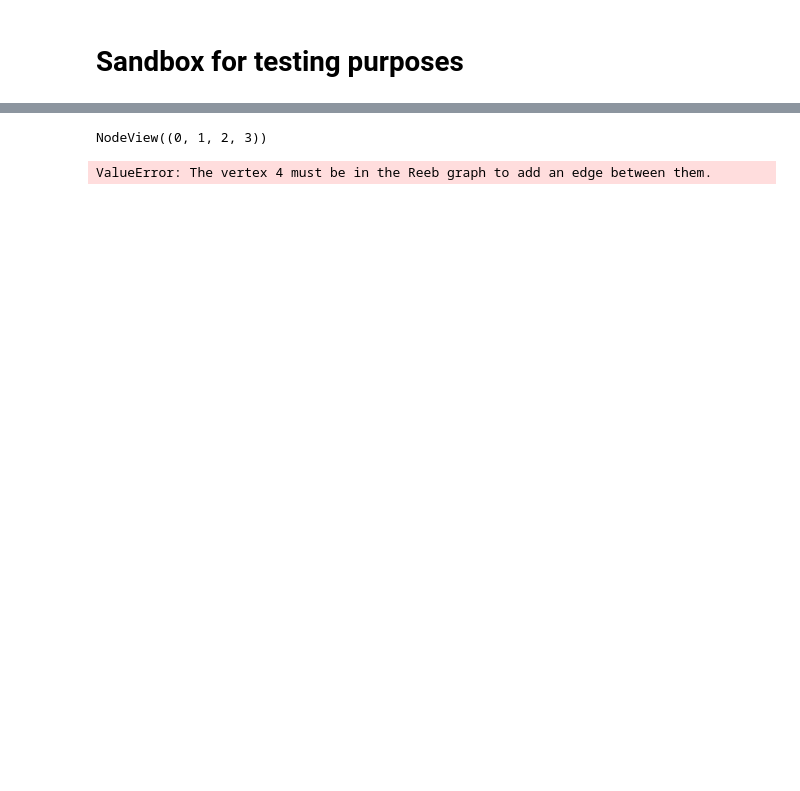
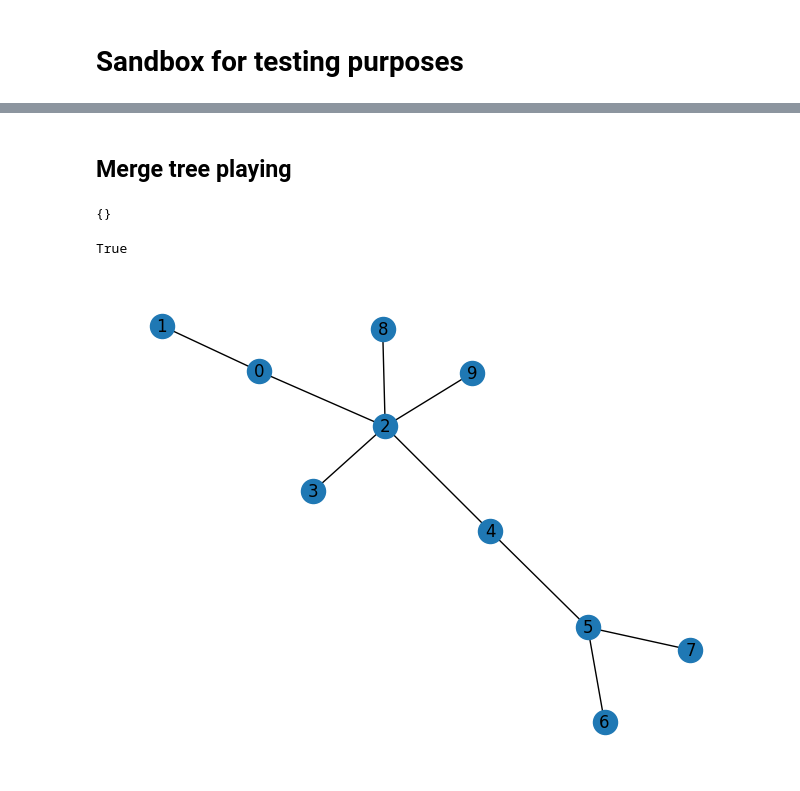
Before and after one commit to MunchLab/ceREEBerus, a Jupyter notebook: doc_source/notebooks/sandbox.ipynb, the cells around one changed output, grey strips where cells are left out. Drawn from its saved outputs; the diff is of its cells as text; code cells hidden in the pictures; blank space fills up the shorter version.

Commit message:
First pass on the merge tree, basic drawing working

```diff
--- a/doc_source/notebooks/sandbox.ipynb
+++ b/doc_source/notebooks/sandbox.ipynb
@@ -248,8 +22,2 @@ The positions are not set correctly. Setting them now.
-# %%
-R.nodes
-# %% [output]
-NodeView((0, 1, 2, 3))
-# %%
-R.add_edge(0,4)
-# %% [output]
-ValueError: The vertex 4 must be in the Reeb graph to add an edge between them.
+# %% [markdown]
+## Merge tree playing
@@ -255,0 +30,14 @@ ValueError: The vertex 4 must be in the Reeb graph to add an edge between them.
+# %%
+MT = MergeTree()
+MT.pos_f
+# %% [output]
+{}
+# %%
+
+T = random_unlabeled_rooted_tree(10, seed = 0)
+
+print(nx.is_tree(T))
+nx.draw(T, with_labels=True)
+# %% [output]
+True
+[figure, added]
```
Also changed, not shown: parts of 24 cells of this notebook, 5 other files.
